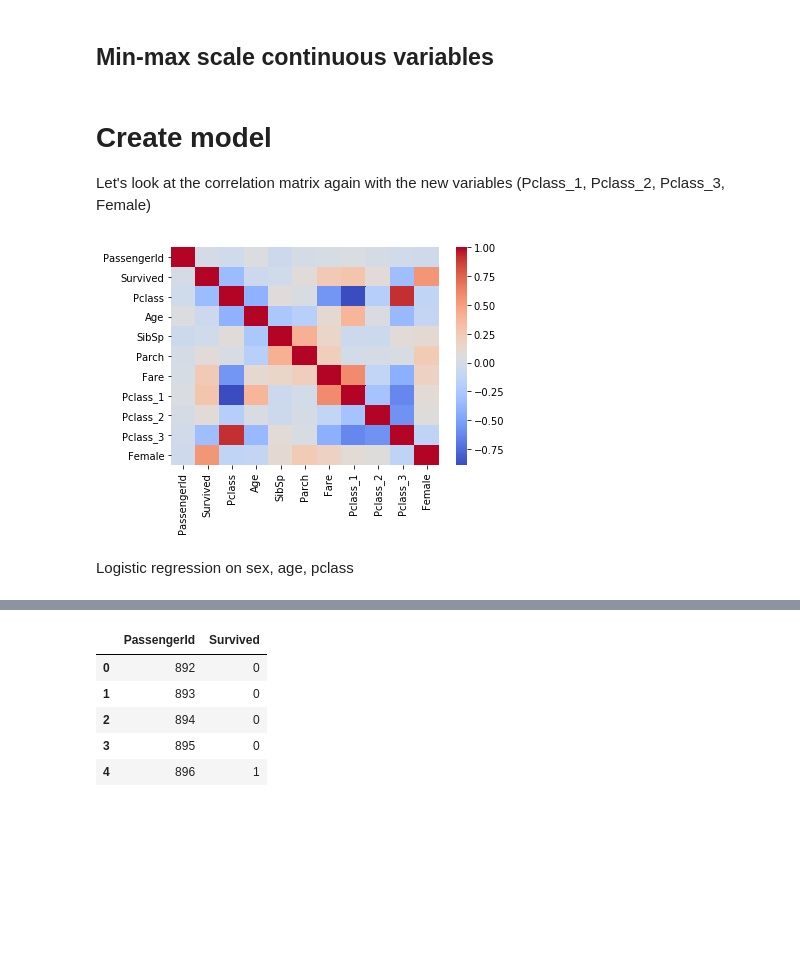
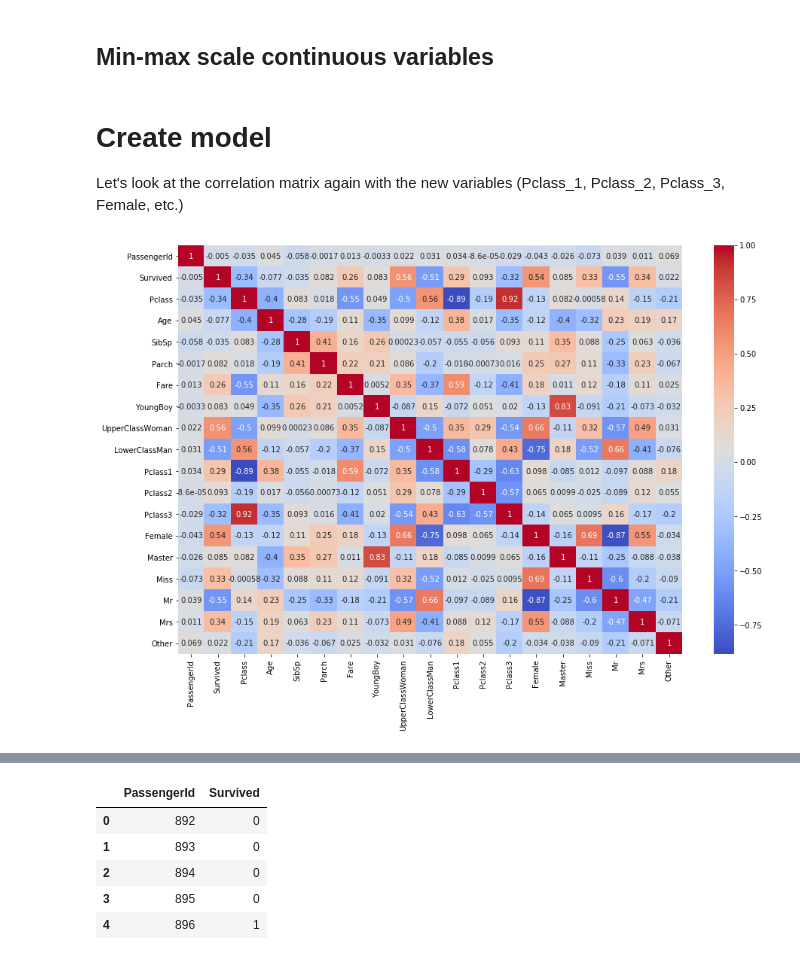
Before and after one commit to NicoleEleniPeltier/KaggleCompetitions, a Jupyter notebook: Titanic.ipynb, the cells around one changed output, grey strips where cells are left out. Saved outputs shown, nothing was run; the diff lists cells and outputs as text; code cells hidden in the pictures; blank space fills up the shorter version.

```diff
--- a/Titanic.ipynb
+++ b/Titanic.ipynb
@@ -208,8 +339,2 @@ test_data['Pclass_3'] = Pclass_3
 # %% [markdown]
 ### Sex
-# %%
-sex_dummyvar = (train_data['Sex']=='female').astype(int)
-train_data['Female'] = sex_dummyvar
-
-# Make sure things look okay; note new class columns and female column
-train_data.head()
@@ -227,0 +341,8 @@ test_data['Female'] = sex_dummyvar
+# %%
+# Add sex as dummy variable to training dataframe
+sex_onehot = pd.get_dummies(train_data['Sex'])
+train_data['Female'] = sex_onehot['female']
+
+# Make same changes to test data
+sex_onehot = pd.get_dummies(test_data['Sex'])
+test_data['Female'] = sex_onehot['female']
@@ -227,0 +351,12 @@ test_data['Female'] = sex_dummyvar
+# %%
+# Convert class representation to one-hot
+title_onehot = pd.get_dummies(train_data['Title'])
+# Merge titles with training dataframe
+train_data = pd.merge(train_data, title_onehot, left_index=True, right_index=True)
+
+# Make same changes to test data
+title_onehot = pd.get_dummies(test_data['Title'])
+test_data = pd.merge(test_data, title_onehot, left_index=True, right_index=True)
+
+# Make sure things look okay; note new columns
+train_data.head()
@@ -295,7 +455,7 @@ Generally, it looks like the passengers with more siblings aboard were younger.
 However, from the histogram, it looks like the distribution of SibSp (and the other variables) is too uneven to use as a reliable predictor of age. So I'll just use sex and class to predict age.
 # %%
 # Use sex and pclass variables to predict age
-X = train_data[['Female', 'Pclass_1', 'Pclass_2', 'Pclass_3']]
+X = train_data[['Female', 'Pclass1', 'Pclass2', 'Pclass3', 'Master', 'Mrs', 'Other']]
 Y = train_data['Age']
 
 # Separate data by presence of nan for age
@@ -394,11 +557,10 @@ test_data[['Age', 'Fare', 'SibSp', 'Parch']] = scaler.transform(test_data[['Age'
 # %% [markdown]
 # Create model
 
-Let's look at the correlation matrix again with the new variables (Pclass_1, Pclass_2, Pclass_3, Female)
+Let's look at the correlation matrix again with the new variables (Pclass_1, Pclass_2, Pclass_3, Female, etc.)
 # %%
-sns.heatmap(train_data.corr(), cmap='coolwarm')
+plt.figure(figsize=(15,10))
+sns.heatmap(train_data.corr(), cmap='coolwarm', annot=True)
 plt.show()
 # %% [output]
-[figure, old version]
+[figure, new version]
-# %% [markdown]
-Logistic regression on sex, age, pclass
```
Also changed, not shown: parts of 65 cells of this notebook.
